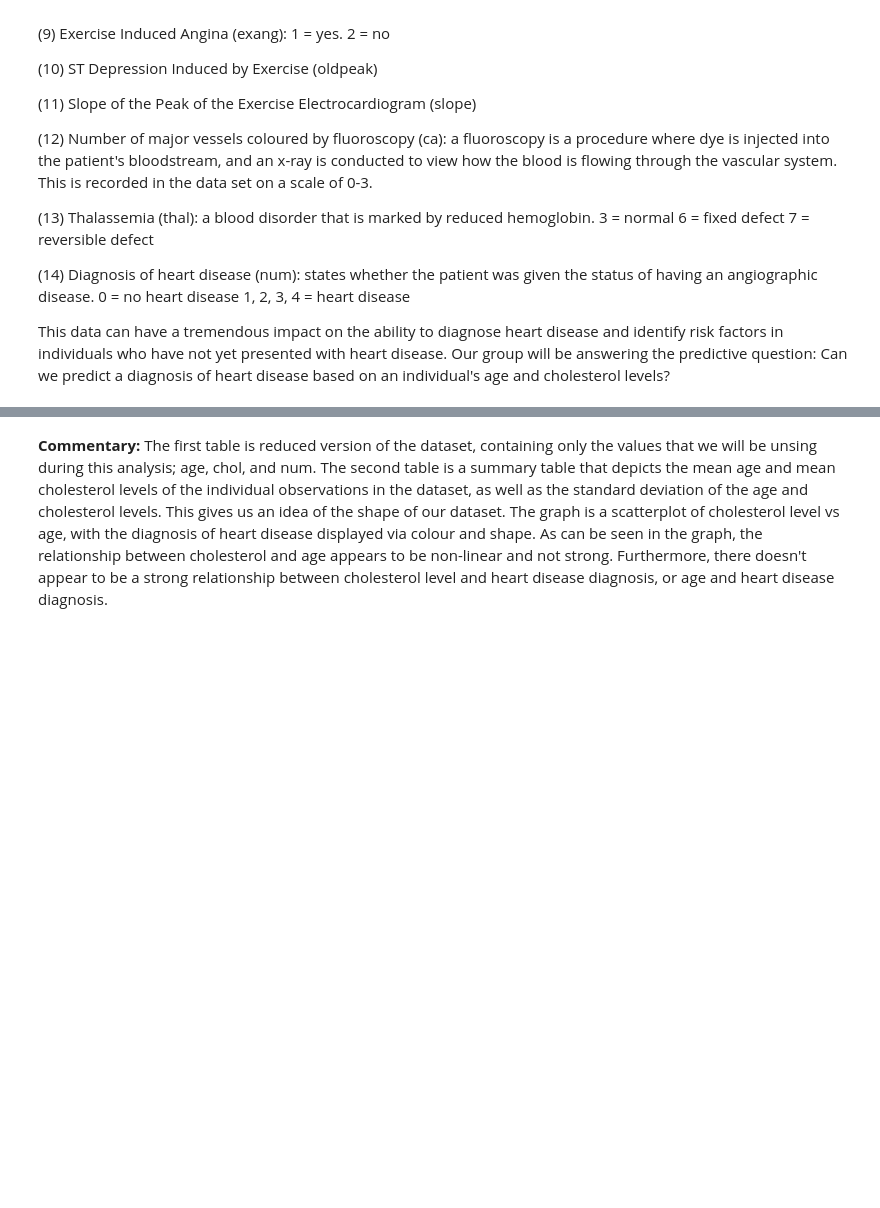
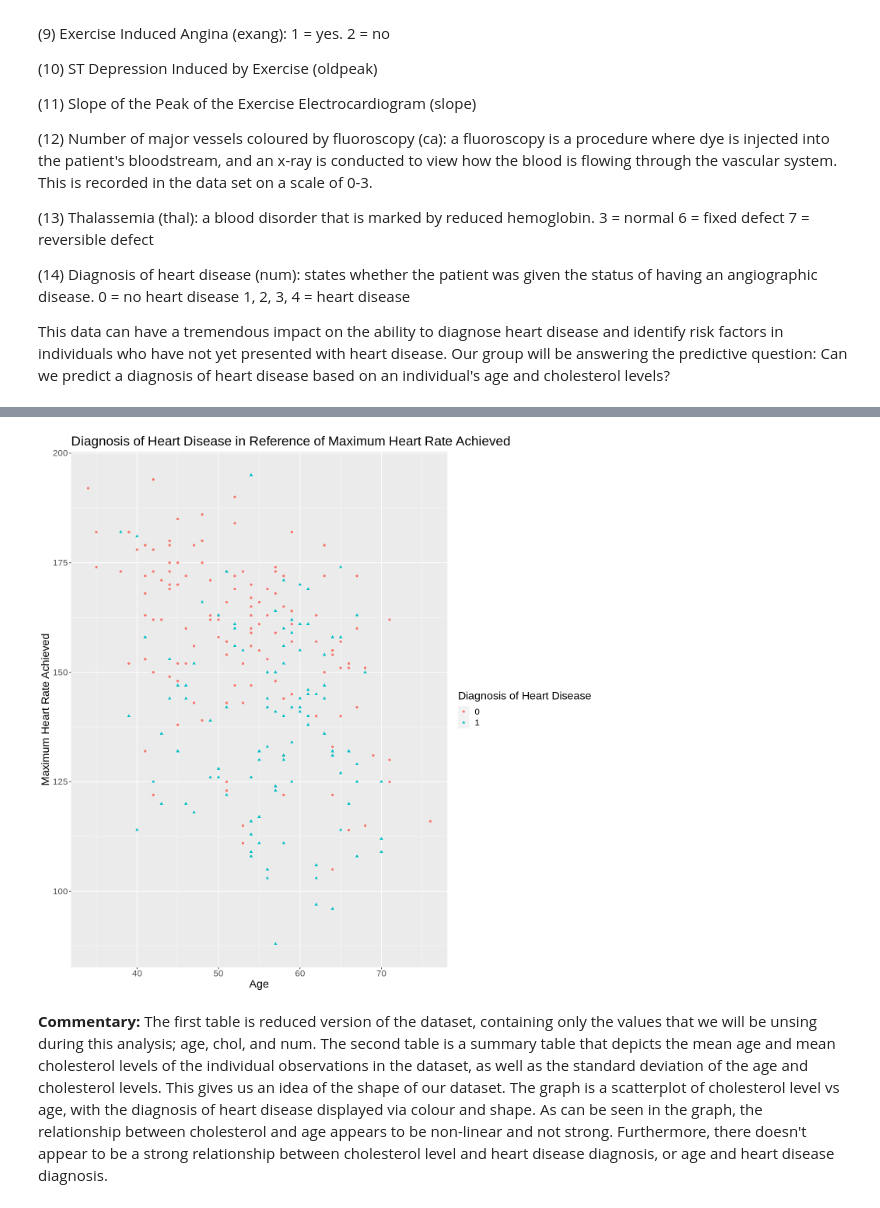
Before and after one commit to ChinmayBhansali/DSCI-100-Group-Project, a Jupyter notebook: GroupProject.ipynb, the cells around one changed output, grey strips where cells are left out. Drawn from its saved outputs; the diff is of its cells as text; code cells hidden in the pictures; blank space fills up the shorter version.

```diff
--- a/GroupProject.ipynb
+++ b/GroupProject.ipynb
@@ -133,0 +111,11 @@ A tibble: 1 × 4
+# %%
+set.seed(2002) #do not change this!!!
+
+cleveland_split <- initial_split(cleveland_data_reduced, prop = 0.75, strata = num)
+cleveland_training <- training(cleveland_split)
+cleveland_testing <- testing(cleveland_split)
+
+summary_table <- cleveland_training |>
+    summarize(age_mean = mean(age, na.rm = TRUE), thalach_mean = mean(thalach, na.rm = TRUE),
+             age_sd = sd(age, na.rm = TRUE), thalach_sd = sd(thalach, na.rm = TRUE))
+summary_table
@@ -134,3 +127,15 @@ A tibble: 1 × 4
+# %%
+options(repr.plot.width = 12, repr.plot.height = 12)
+
+plot <- cleveland_training |>
+    ggplot(aes(x = age, y = thalach, color = num, shape = num)) +
+    geom_point() +
+    labs(x = "Age", y = "Maximum Heart Rate Achieved", color = "Diagnosis of Heart Disease", shape = "Diagnosis of Heart Disease") +
+    ggtitle("Diagnosis of Heart Disease in Reference of Maximum Heart Rate Achieved") +
+    theme(text = element_text(size = 17))
+plot
+# %% [output]
+[figure, added]
 # %% [markdown]
 **Commentary:** The first table is reduced version of the dataset, containing only the values that we will be unsing during this analysis; age, chol, and num. The second table is a summary table that depicts the mean age and mean cholesterol levels of the individual observations in the dataset, as well as the standard deviation of the age and cholesterol levels. This gives us an idea of the shape of our dataset. The graph is a scatterplot of cholesterol level vs age, with the diagnosis of heart disease displayed via colour and shape. As can be seen in the graph, the relationship between cholesterol and age appears to be non-linear and not strong. Furthermore, there doesn't appear to be a strong relationship between cholesterol level and heart disease diagnosis, or age and heart disease diagnosis.
 # %% [markdown]
```
Also changed, not shown: parts of 3 cells of this notebook.
